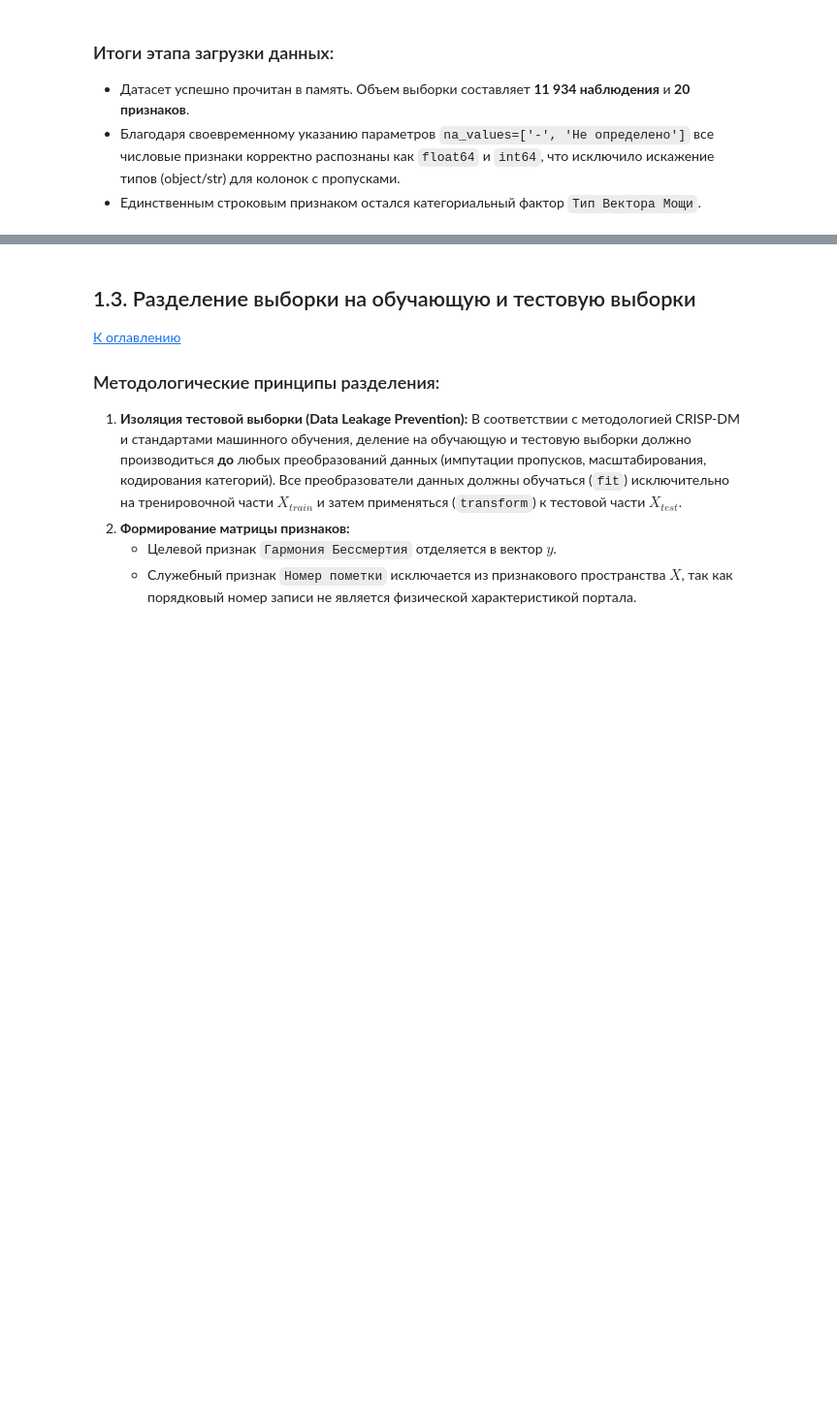
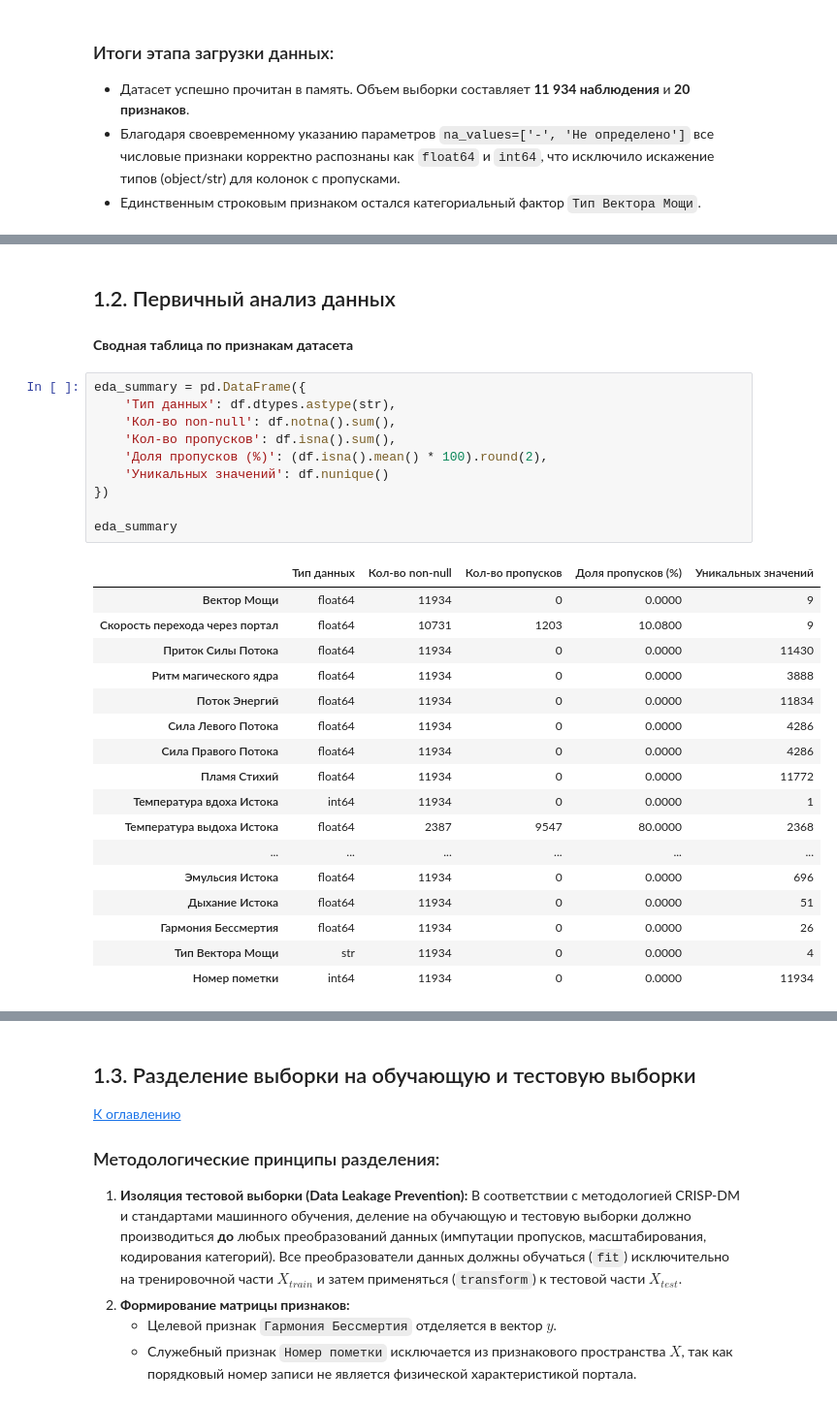
Before and after one commit to viacheslavdevelop/praktikum, a Jupyter notebook: Lab1/Lab1.ipynb, the cells around one changed output, grey strips where cells are left out. Shown at 97% size. Drawn from its saved outputs; the diff is of its cells as text; blank space fills up the shorter version.

```diff
--- a/Lab1/Lab1.ipynb
+++ b/Lab1/Lab1.ipynb
@@ -238,0 +261,32 @@ memory usage: 1.8 MB
+# %% [markdown]
+## 1.2. Первичный анализ данных
+# %% [markdown]
+**Сводная таблица по признакам датасета**
+# %%
+eda_summary = pd.DataFrame({
+    'Тип данных': df.dtypes.astype(str),
+    'Кол-во non-null': df.notna().sum(),
+    'Кол-во пропусков': df.isna().sum(),
+    'Доля пропусков (%)': (df.isna().mean() * 100).round(2),
+    'Уникальных значений': df.nunique()
+})
+
+eda_summary
+# %% [output]
+|  | Тип данных | Кол-во non-null | Кол-во пропусков | Доля пропусков (%) | Уникальных значений |
+| Вектор Мощи | float64 | 11934 | 0 | 0.0000 | 9 |
+| Скорость перехода через портал | float64 | 10731 | 1203 | 10.0800 | 9 |
+| Приток Силы Потока | float64 | 11934 | 0 | 0.0000 | 11430 |
+| Ритм магического ядра | float64 | 11934 | 0 | 0.0000 | 3888 |
+| Поток Энергий | float64 | 11934 | 0 | 0.0000 | 11834 |
+| Сила Левого Потока | float64 | 11934 | 0 | 0.0000 | 4286 |
+| Сила Правого Потока | float64 | 11934 | 0 | 0.0000 | 4286 |
+| Пламя Стихий | float64 | 11934 | 0 | 0.0000 | 11772 |
+| Температура вдоха Истока | int64 | 11934 | 0 | 0.0000 | 1 |
+| Температура выдоха Истока | float64 | 2387 | 9547 | 80.0000 | 2368 |
+| ... | ... | ... | ... | ... | ... |
+| Эмульсия Истока | float64 | 11934 | 0 | 0.0000 | 696 |
+| Дыхание Истока | float64 | 11934 | 0 | 0.0000 | 51 |
+| Гармония Бессмертия | float64 | 11934 | 0 | 0.0000 | 26 |
+| Тип Вектора Мощи | str | 11934 | 0 | 0.0000 | 4 |
+| Номер пометки | int64 | 11934 | 0 | 0.0000 | 11934 |
```
Also changed, not shown: parts of 39 cells of this notebook, 1 other file.
